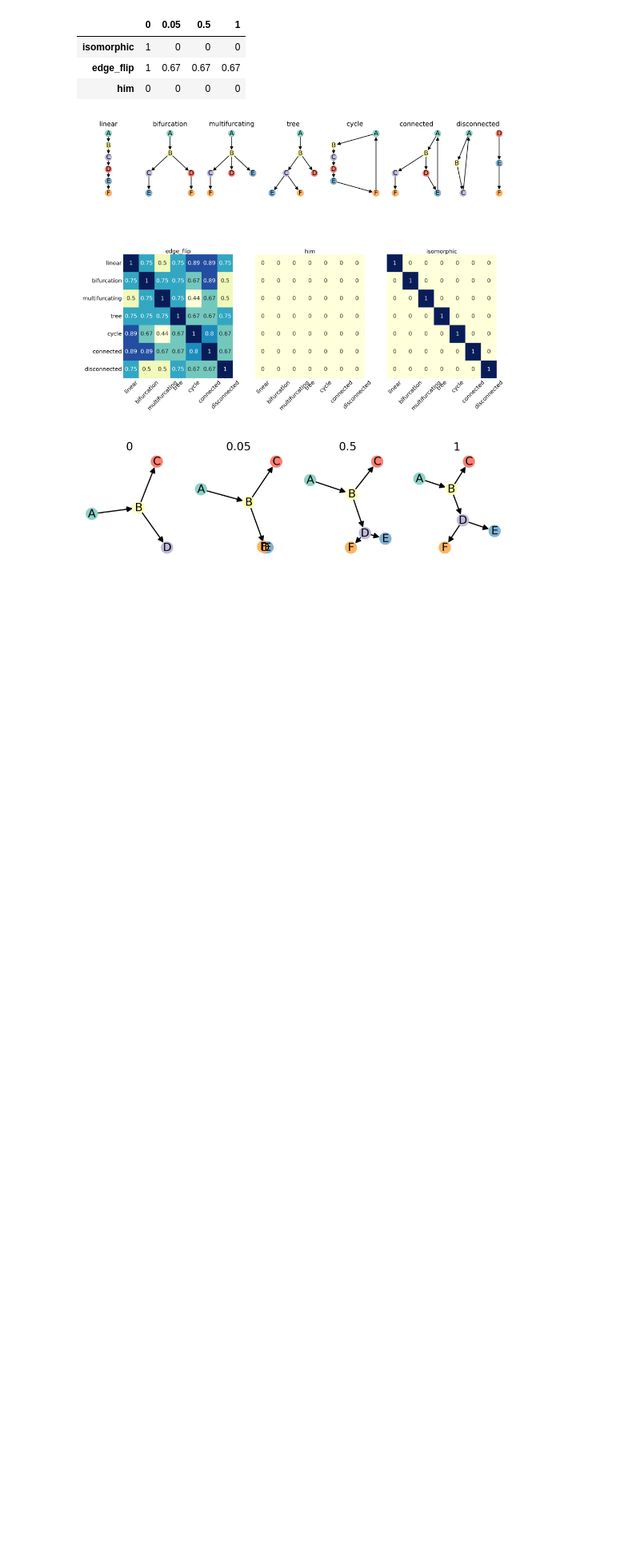
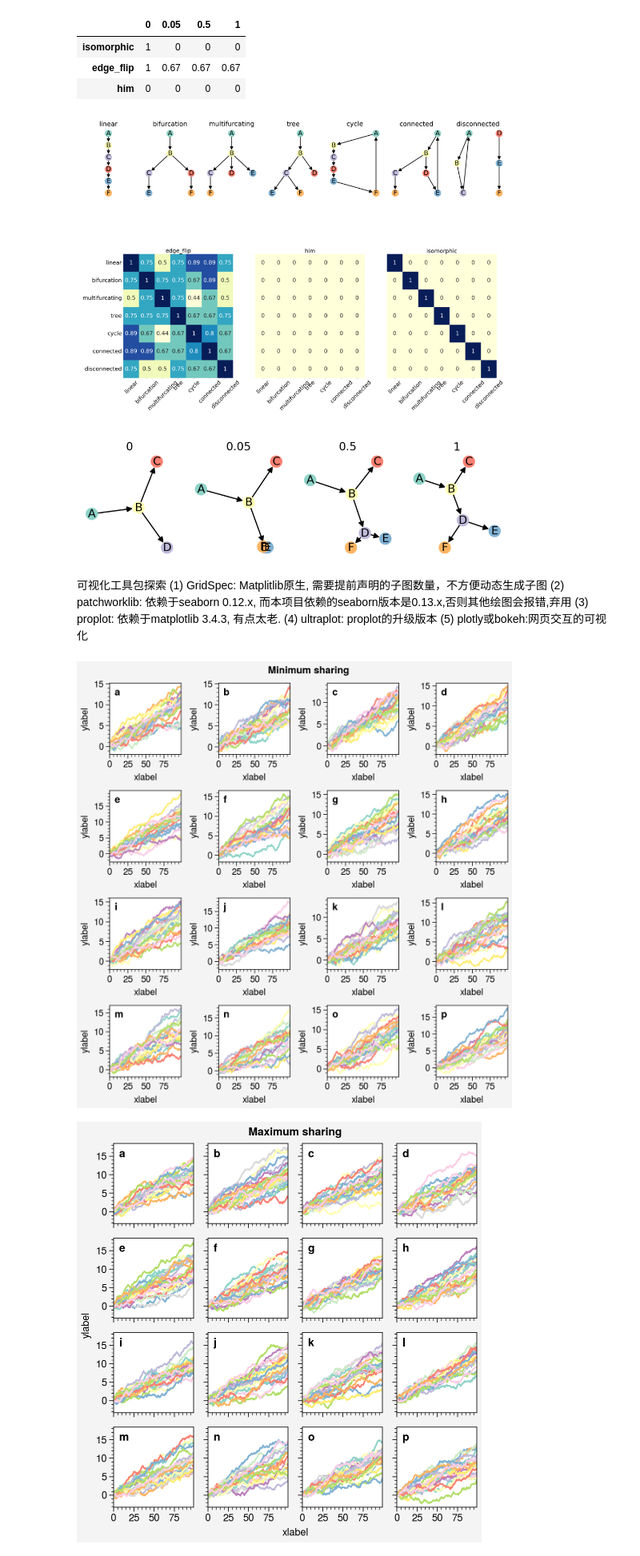
Before and after one commit to HuangDDU/cafe-release, a Jupyter notebook: benchmark/notebook/02-metrics/01-metric_characterisation/02-topology.ipynb, the cells around one changed output. Shown at 80% size. Saved outputs shown, nothing was run; the diff lists cells and outputs as text; code cells hidden in the pictures; blank space fills up the shorter version.

```diff
--- a/benchmark/notebook/02-metrics/01-metric_characterisation/02-topology.ipynb
+++ b/benchmark/notebook/02-metrics/01-metric_characterisation/02-topology.ipynb
@@ -254,7 +258,7 @@ base_name = "../../../result/02-metrics/01-metric_characterisation/02-topology"
 
 figure_name_list = list(figure_dict.keys())
 figure_list = list(figure_dict.values())
-fig, axes = plt.subplots(len(figure_name_list), 1, figsize=(10, 4 * len(figures)))
+fig, axes = plt.subplots(len(figure_name_list), 1, figsize=(10, 4 * len(figure_list)))
 
 for i in range(len(figure_name_list)):
     figure_name = figure_name_list[i]
@@ -311,3 +315,40 @@ plt.show()
 # # 保存或显示
 # combined.savefig("combined.pdf", bbox_inches="tight")
 # plt.show()
+# %% [markdown]
+可视化工具包探索
+(1) GridSpec: Matplitlib原生, 需要提前声明的子图数量，不方便动态生成子图
+(2)	patchworklib: 依赖于seaborn 0.12.x, 而本项目依赖的seaborn版本是0.13.x,否则其他绘图会报错,弃用
+(3) proplot: 依赖于matplotlib 3.4.3, 有点太老.
+(4) ultraplot: proplot的升级版本
+(5) plotly或bokeh:网页交互的可视化
+# %%
+import ultraplot as uplt
+import numpy as np
+
+state = np.random.RandomState(51423)
+
+# Plots with minimum and maximum sharing settings
+# Note that all x and y axis limits and ticks are identical
+spans = (False, True)
+shares = (False, "all")
+titles = ("Minimum sharing", "Maximum sharing")
+for span, share, title in zip(spans, shares, titles):
+    fig = uplt.figure(refwidth=1, span=span, share=share)
+    axs = fig.subplots(nrows=4, ncols=4)
+    for ax in axs:
+        data = (state.rand(100, 20) - 0.4).cumsum(axis=0)
+        ax.plot(data, cycle="Set3")
+    axs.format(
+        abc=True,
+        abcloc="ul",
+        suptitle=title,
+        xlabel="xlabel",
+        ylabel="ylabel",
+        grid=False,
+        xticks=25,
+        yticks=5,
+    )
+# %% [output]
+[figure, added]
+[figure, added]
```
Also changed, not shown: parts of 9 cells of this notebook, 21 other files.
